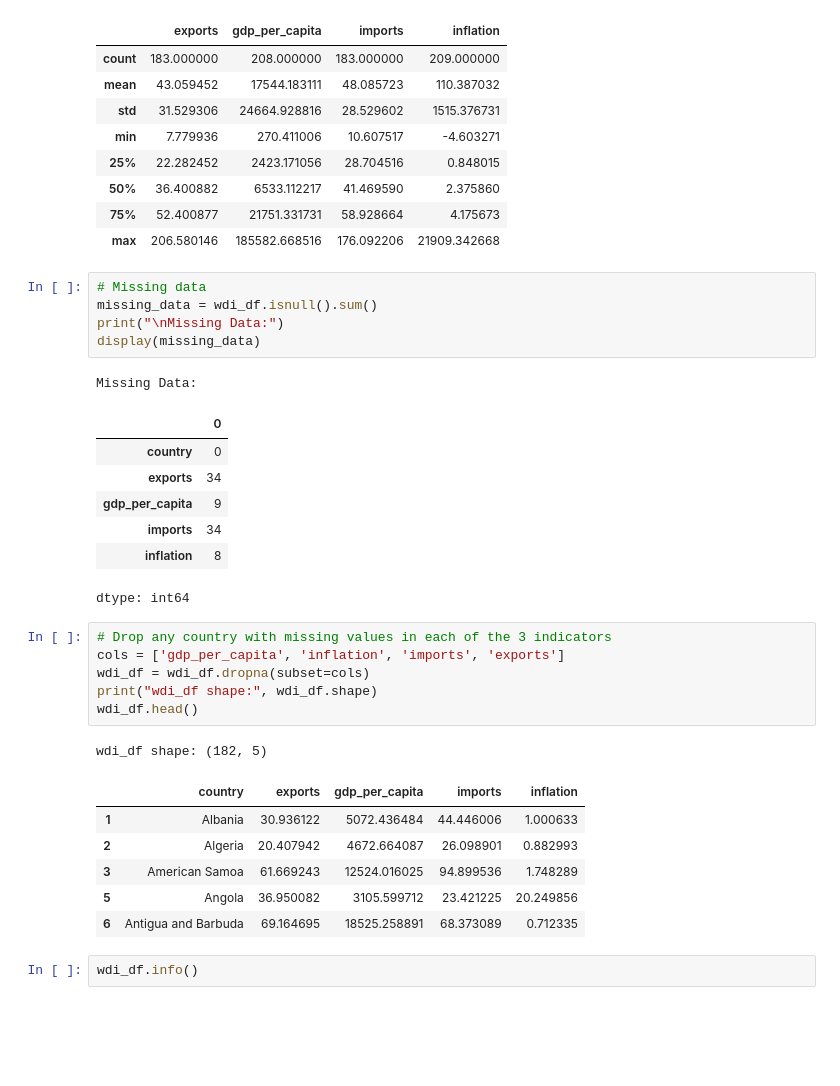
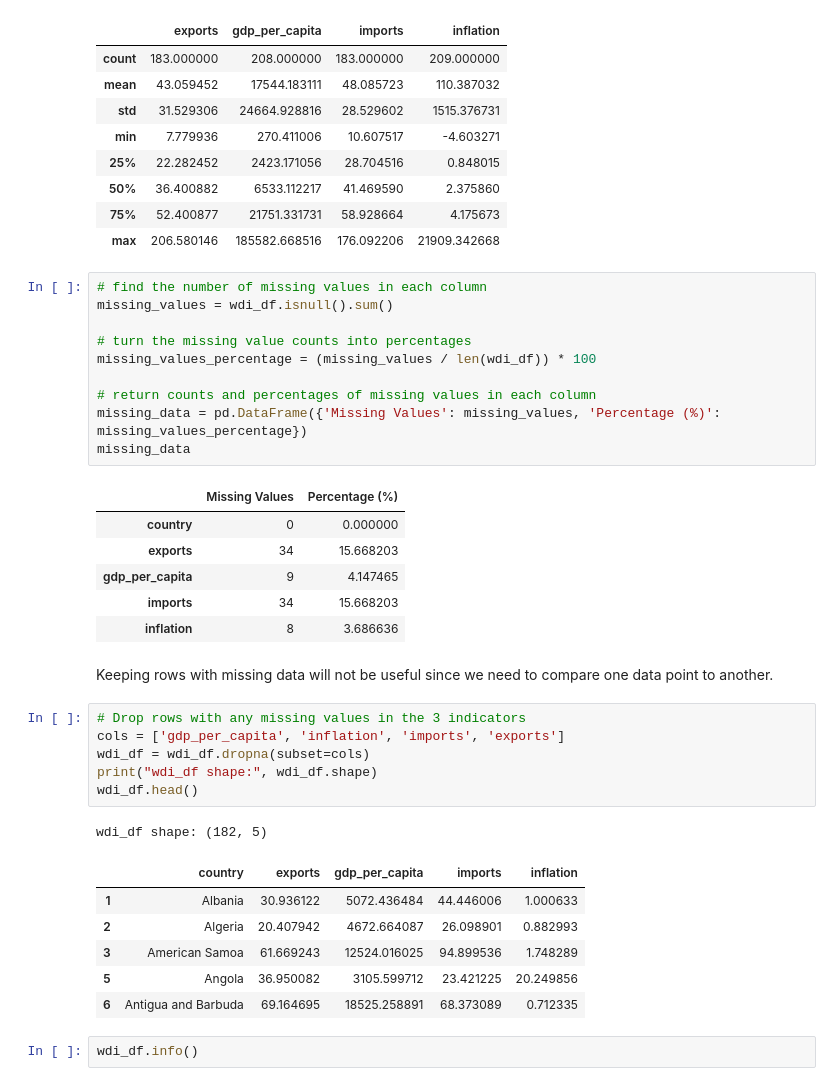
Before and after one commit to chipojaya1/ISS-Economic-Distance, a Jupyter notebook: Economic_distance_analysis.ipynb, the cells around one changed output. Cells and saved outputs as stored; diff of their text form; blank space fills up the shorter version.

```diff
--- a/Economic_distance_analysis.ipynb
+++ b/Economic_distance_analysis.ipynb
@@ -140,22 +149,27 @@ Summary Statistics:
 | 50% | 36.400882 | 6533.112217 | 41.469590 | 2.375860 |
 | 75% | 52.400877 | 21751.331731 | 58.928664 | 4.175673 |
 | max | 206.580146 | 185582.668516 | 176.092206 | 21909.342668 |
-# %%
-# Missing data
-missing_data = wdi_df.isnull().sum()
-print("\nMissing Data:")
-display(missing_data)
-# %% [output]
-Missing Data:
-|  | 0 |
-| country | 0 |
-| exports | 34 |
-| gdp_per_capita | 9 |
-| imports | 34 |
-| inflation | 8 |
-dtype: int64
+# %%
+# find the number of missing values in each column
+missing_values = wdi_df.isnull().sum()
+
+# turn the missing value counts into percentages
+missing_values_percentage = (missing_values / len(wdi_df)) * 100
+
+# return counts and percentages of missing values in each column
+missing_data = pd.DataFrame({'Missing Values': missing_values, 'Percentage (%)': missing_values_percentage})
+missing_data
+# %% [output]
+|  | Missing Values | Percentage (%) |
+| country | 0 | 0.000000 |
+| exports | 34 | 15.668203 |
+| gdp_per_capita | 9 | 4.147465 |
+| imports | 34 | 15.668203 |
+| inflation | 8 | 3.686636 |
+# %% [markdown]
+Keeping rows with missing data will not be useful since we need to compare one data point to another.
 # %%
-# Drop any country with missing values in each of the 3 indicators
+# Drop rows with any missing values in the 3 indicators
 cols = ['gdp_per_capita', 'inflation', 'imports', 'exports']
 wdi_df = wdi_df.dropna(subset=cols)
 print("wdi_df shape:", wdi_df.shape)
```
Also changed, not shown: parts of 26 cells of this notebook.
